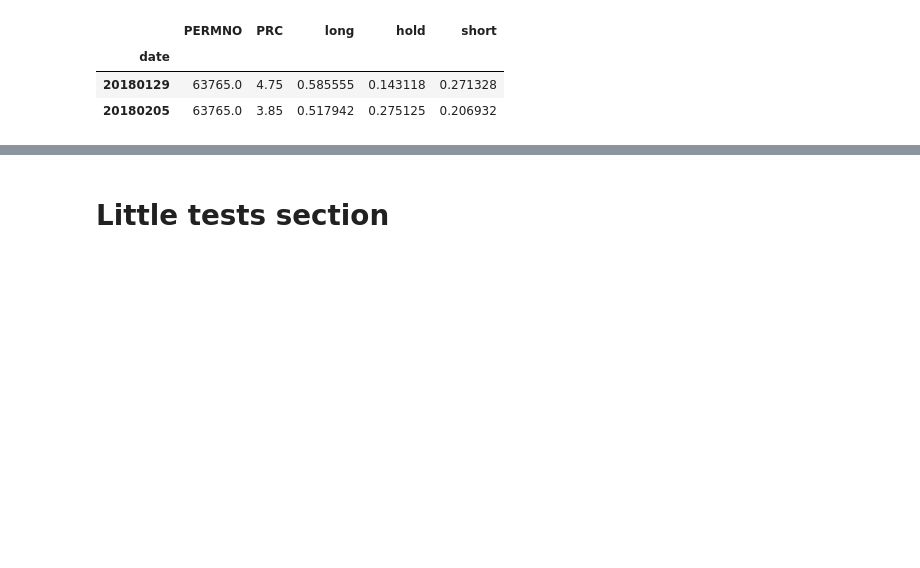
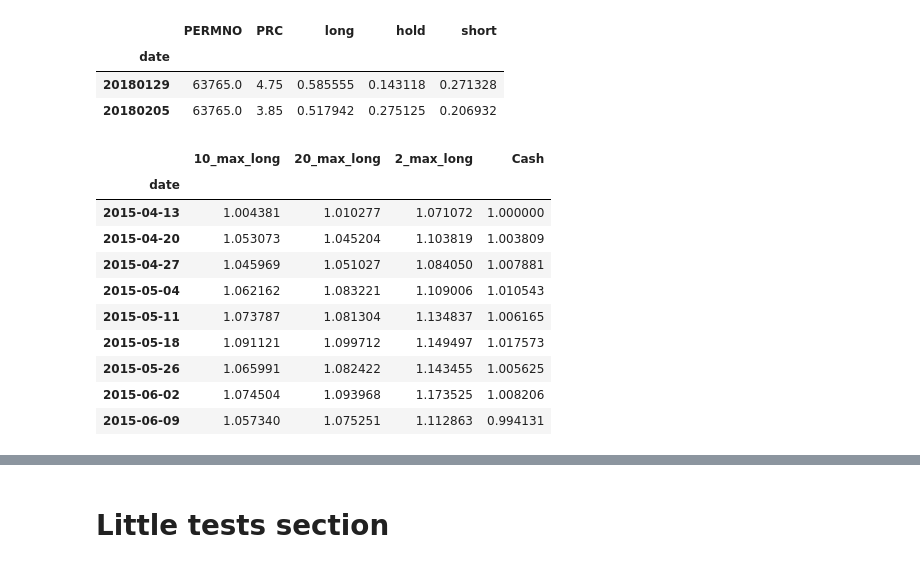
Before and after one commit to kathy-jzh/DeepLearningAllocationCNN, a Jupyter notebook: data_and_training.ipynb, the cells around one changed output, grey strips where cells are left out. Cells and saved outputs as stored; diff of their text form; code cells hidden in the pictures; blank space fills up the shorter version.

Commit message:
backtest with SPX

```diff
--- a/data_and_training.ipynb
+++ b/data_and_training.ipynb
@@ -131,7 +154,7 @@ path_to_retrieve_samples = folder_for_samples+'/close-1_week-2015_2018-64_pixels
 
 model_checkpoints_path_file = model_checkpoints_path+'-840.meta'
 
-backtester = Backtester(path_data=path_to_retrieve_samples,path_model_to_restore=model_checkpoints_path_file,start_date=20150406,end_date=20200101)
+backtester = Backtester(path_data=path_to_retrieve_samples,path_model_to_restore=model_checkpoints_path_file,start_date=20160406,end_date=20200609)
 # %%
 backtester.run_backtest()
 # %% [output]
@@ -213,4 +236,18 @@ backtester._df_all_data[backtester._df_all_data.PERMNO==63765.0].loc[20180125:20
 | 20180205 | 63765.0 | 3.85 | 0.517942 | 0.275125 | 0.206932 |
 # %%
 tmp = backtester.plot_backtest()
+# %%
+backtester.df_strats
+# %% [output]
+|  | 10_max_long | 20_max_long | 2_max_long | Cash |
+| date |  |  |  |  |
+| 2015-04-13 | 1.004381 | 1.010277 | 1.071072 | 1.000000 |
+| 2015-04-20 | 1.053073 | 1.045204 | 1.103819 | 1.003809 |
+| 2015-04-27 | 1.045969 | 1.051027 | 1.084050 | 1.007881 |
+| 2015-05-04 | 1.062162 | 1.083221 | 1.109006 | 1.010543 |
+| 2015-05-11 | 1.073787 | 1.081304 | 1.134837 | 1.006165 |
+| 2015-05-18 | 1.091121 | 1.099712 | 1.149497 | 1.017573 |
+| 2015-05-26 | 1.065991 | 1.082422 | 1.143455 | 1.005625 |
+| 2015-06-02 | 1.074504 | 1.093968 | 1.173525 | 1.008206 |
+| 2015-06-09 | 1.057340 | 1.075251 | 1.112863 | 0.994131 |
 # %%
```
Also changed, not shown: parts of 3 cells of this notebook, 2 other files.
